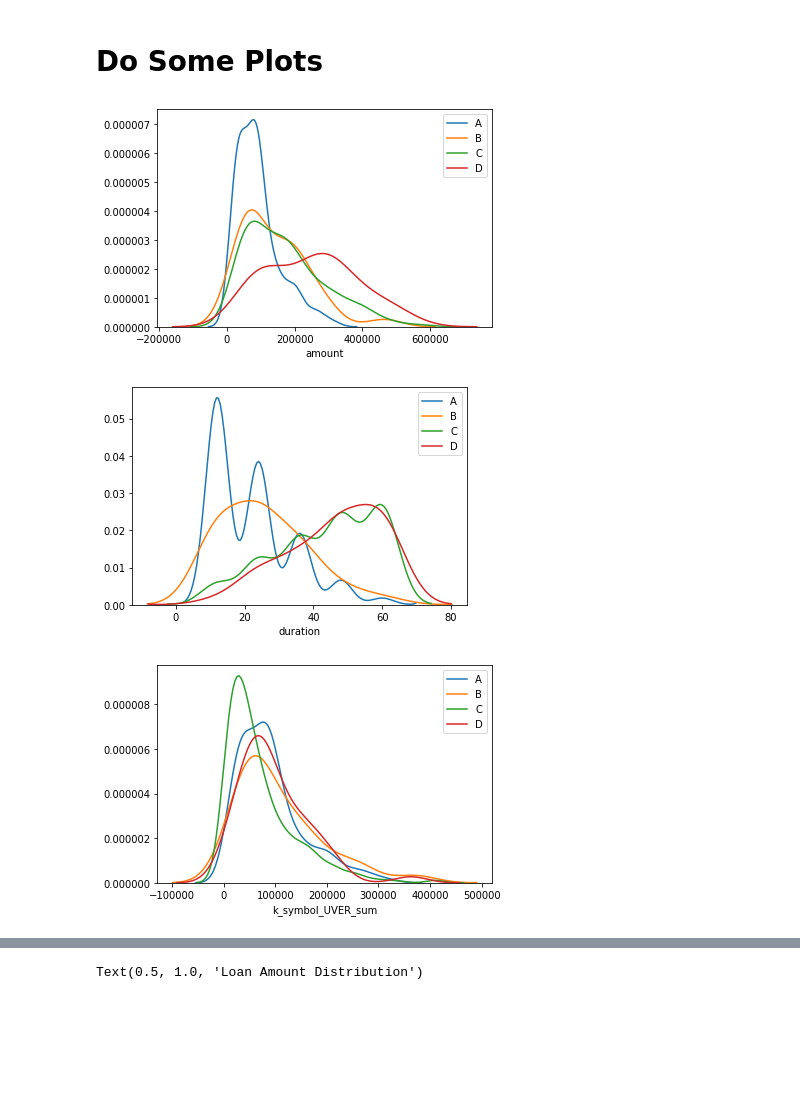
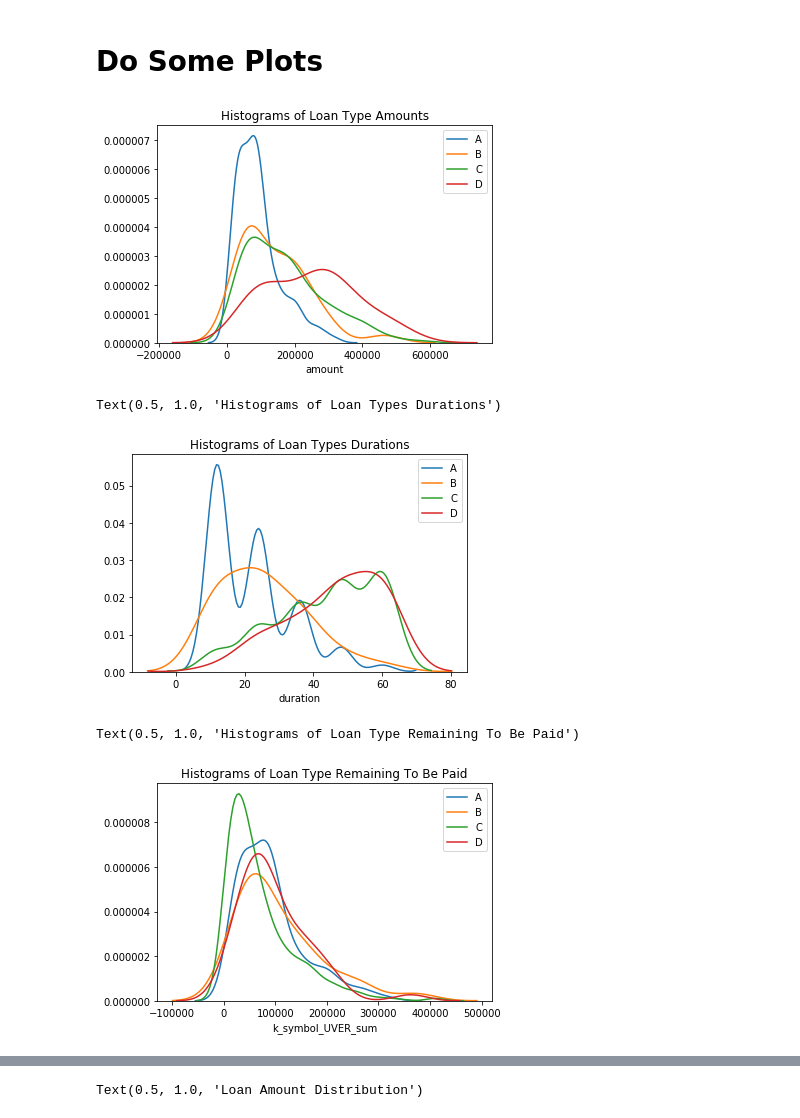
Before and after one commit to silvrowl/Loan_Approval_Project, a Jupyter notebook: 02_Loan_Discovery.ipynb, the cells around one changed output, grey strips where cells are left out. Saved outputs shown, nothing was run; the diff lists cells and outputs as text; code cells hidden in the pictures; blank space fills up the shorter version.

```diff
--- a/02_Loan_Discovery.ipynb
+++ b/02_Loan_Discovery.ipynb
@@ -189,26 +207,31 @@ See the caveats in the documentation: https://pandas.pydata.org/pandas-docs/stab
 # %%
 sns.distplot(A_info['amount'], hist=False, rug=False, label="A");
 sns.distplot(B_info['amount'], hist=False, rug=False, label="B");
 sns.distplot(C_info['amount'], hist=False, rug=False, label="C");
 sns.distplot(D_info['amount'], hist=False, rug=False, label="D");
+plt.title('Histograms of Loan Type Amounts')
 plt.legend();
 # %% [output]
-[figure, old version]
+[figure, new version]
 # %%
 sns.distplot(A_info['duration'], hist=False, rug=False, label="A");
 sns.distplot(B_info['duration'], hist=False, rug=False, label="B");
 sns.distplot(C_info['duration'], hist=False, rug=False, label="C");
 sns.distplot(D_info['duration'], hist=False, rug=False, label="D");
+plt.title('Histograms of Loan Types Durations')
 #plt.legend(['A','B','C','D']);
 # %% [output]
+Text(0.5, 1.0, 'Histograms of Loan Types Durations')
-[figure, old version]
+[figure, new version]
 # %%
 sns.distplot(A_info['k_symbol_UVER_sum'], hist=False, rug=False, label="A");
 sns.distplot(B_info['k_symbol_UVER_sum'], hist=False, rug=False, label="B");
 sns.distplot(C_info['k_symbol_UVER_sum'], hist=False, rug=False, label="C");
 sns.distplot(D_info['k_symbol_UVER_sum'], hist=False, rug=False, label="D");
+plt.title('Histograms of Loan Type Remaining To Be Paid')
 # %% [output]
+Text(0.5, 1.0, 'Histograms of Loan Type Remaining To Be Paid')
-[figure, old version]
+[figure, new version]
 # %%
 sns.distplot(A_info['payments'], hist=False, rug=False, label="A");
 sns.distplot(B_info['payments'], hist=False, rug=False, label="B");
```
Also changed, not shown: parts of 19 cells of this notebook, 11 other files.
